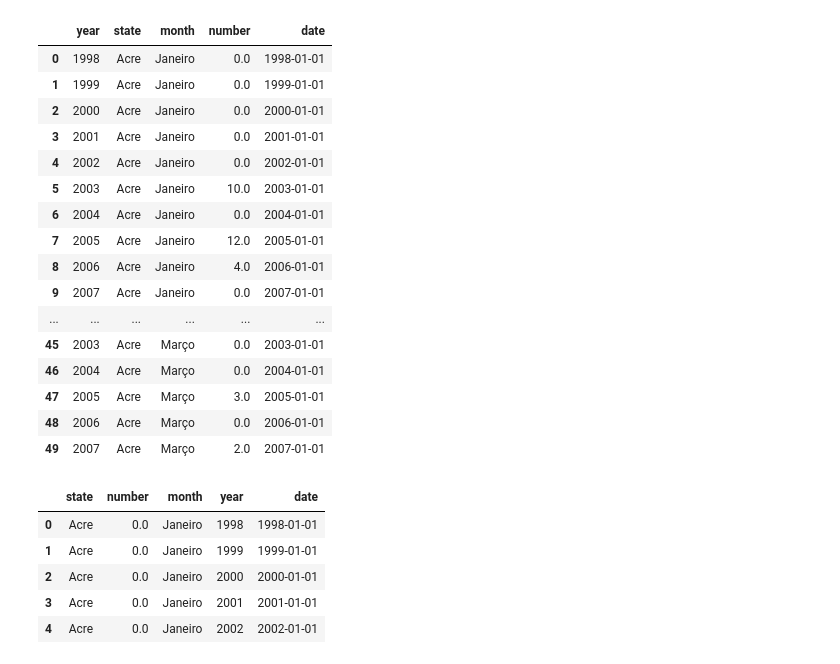
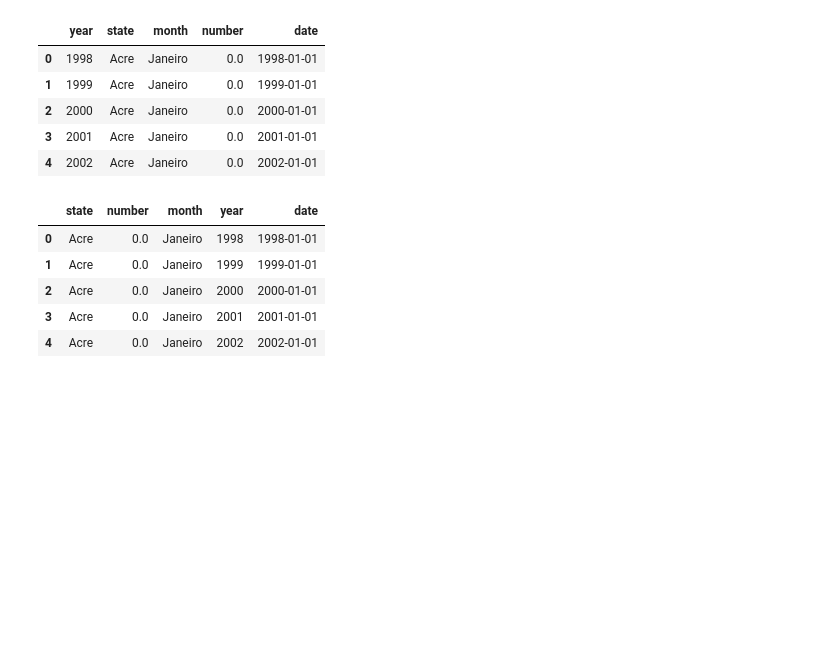
Before and after one commit to hamletinatonakanyan/DS_Class-Tasks, a Jupyter notebook: Part 2. Data Analysis/Project2/Project2.ipynb, the cells around one changed output. Cells and saved outputs as stored; diff of their text form; code cells hidden in the pictures; blank space fills up the shorter version.

```diff
--- a/Part 2. Data Analysis/Project2/Project2.ipynb
+++ b/Part 2. Data Analysis/Project2/Project2.ipynb
@@ -38,25 +27,14 @@ project2_data.head(20)
 # %%
-# Convert csv file to pandas DataFrame, checking shape
+# Convert csv file to pandas DataFrame
 df_project2 =pd.DataFrame(project2_data)
-df_project2.head(50)
+df_project2.head()
 # %% [output]
 |  | year | state | month | number | date |
 | 0 | 1998 | Acre | Janeiro | 0.0 | 1998-01-01 |
 | 1 | 1999 | Acre | Janeiro | 0.0 | 1999-01-01 |
 | 2 | 2000 | Acre | Janeiro | 0.0 | 2000-01-01 |
 | 3 | 2001 | Acre | Janeiro | 0.0 | 2001-01-01 |
 | 4 | 2002 | Acre | Janeiro | 0.0 | 2002-01-01 |
-| 5 | 2003 | Acre | Janeiro | 10.0 | 2003-01-01 |
-| 6 | 2004 | Acre | Janeiro | 0.0 | 2004-01-01 |
-| 7 | 2005 | Acre | Janeiro | 12.0 | 2005-01-01 |
-| 8 | 2006 | Acre | Janeiro | 4.0 | 2006-01-01 |
-| 9 | 2007 | Acre | Janeiro | 0.0 | 2007-01-01 |
-| ... | ... | ... | ... | ... | ... |
-| 45 | 2003 | Acre | Março | 0.0 | 2003-01-01 |
-| 46 | 2004 | Acre | Março | 0.0 | 2004-01-01 |
-| 47 | 2005 | Acre | Março | 3.0 | 2005-01-01 |
-| 48 | 2006 | Acre | Março | 0.0 | 2006-01-01 |
-| 49 | 2007 | Acre | Março | 2.0 | 2007-01-01 |
 # %%
 # Changing columns order
 df_project2 = df_project2[['state', 'number', 'month', 'year', 'date' ]]
```
Also changed, not shown: parts of 10 cells of this notebook.
